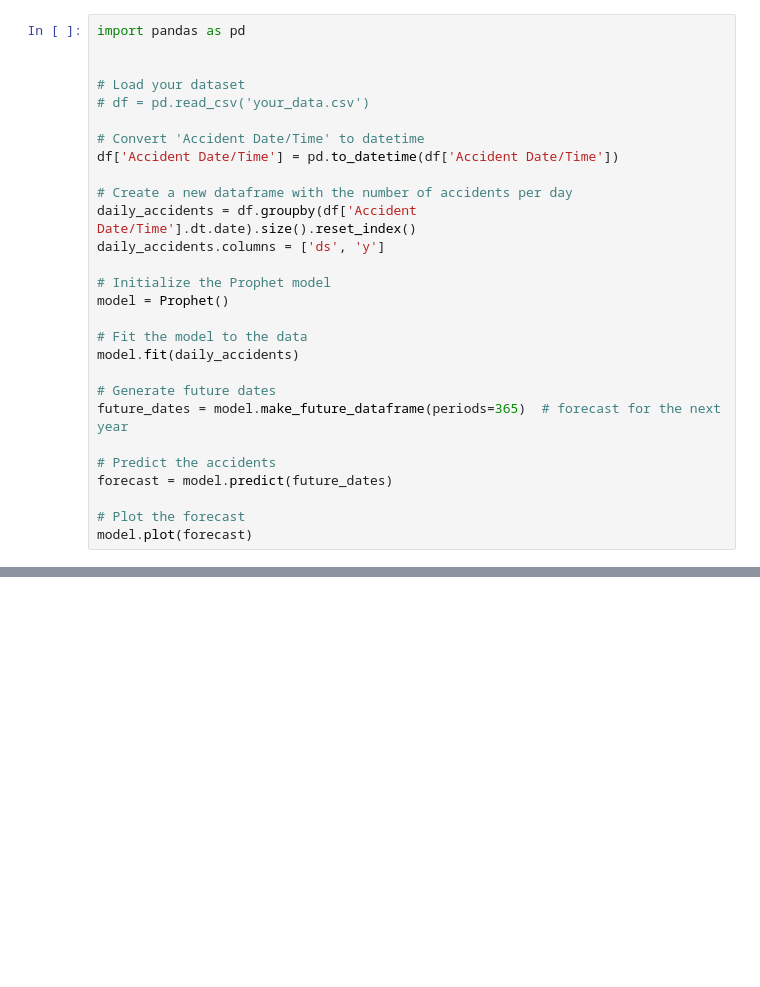
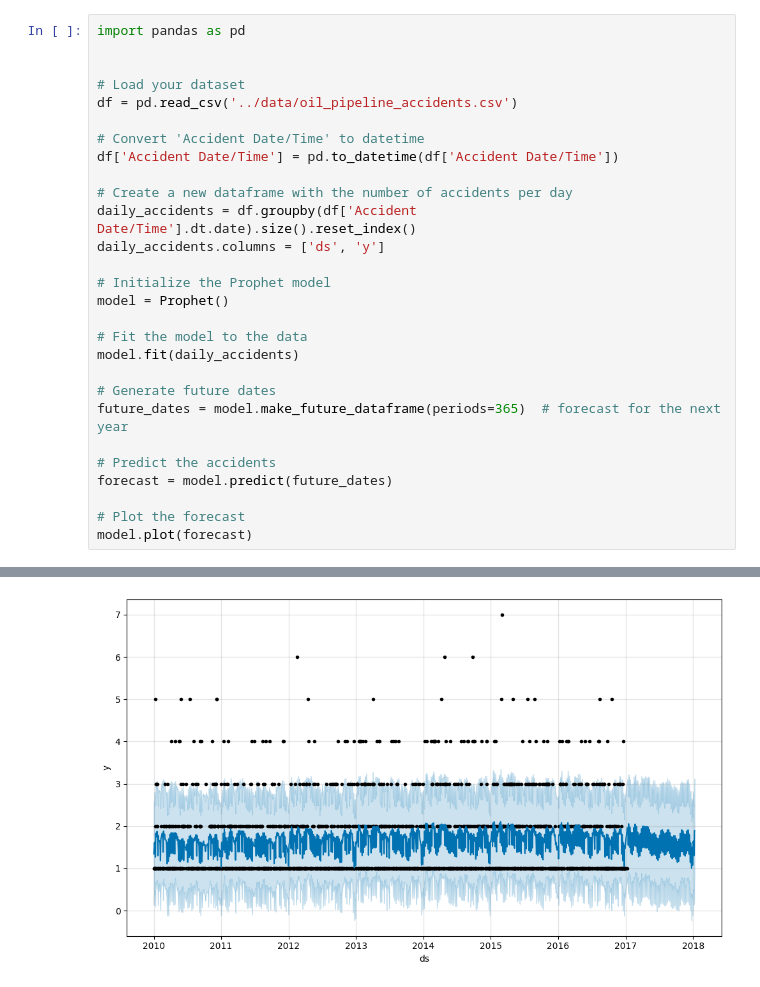
Before and after one commit to GroupLabs/bridge, a Jupyter notebook: dev/pipeline.ipynb, the cells around one changed output, grey strips where cells are left out. Cells and saved outputs as stored; diff of their text form; blank space fills up the shorter version.

```diff
--- a/dev/pipeline.ipynb
+++ b/dev/pipeline.ipynb
@@ -8,7 +18,7 @@ import pandas as pd
 
 
 # Load your dataset
-# df = pd.read_csv('your_data.csv')
+df = pd.read_csv('../data/oil_pipeline_accidents.csv')
 
 # Convert 'Accident Date/Time' to datetime
 df['Accident Date/Time'] = pd.to_datetime(df['Accident Date/Time'])
@@ -31,3 +41,4 @@ forecast = model.predict(future_dates)
 
 # Plot the forecast
 model.plot(forecast)
+# %% [output]
@@ -33,0 +47 @@ model.plot(forecast)
+[figure, added]
```
Also changed, not shown: parts of 5 cells of this notebook, 6 other files.
